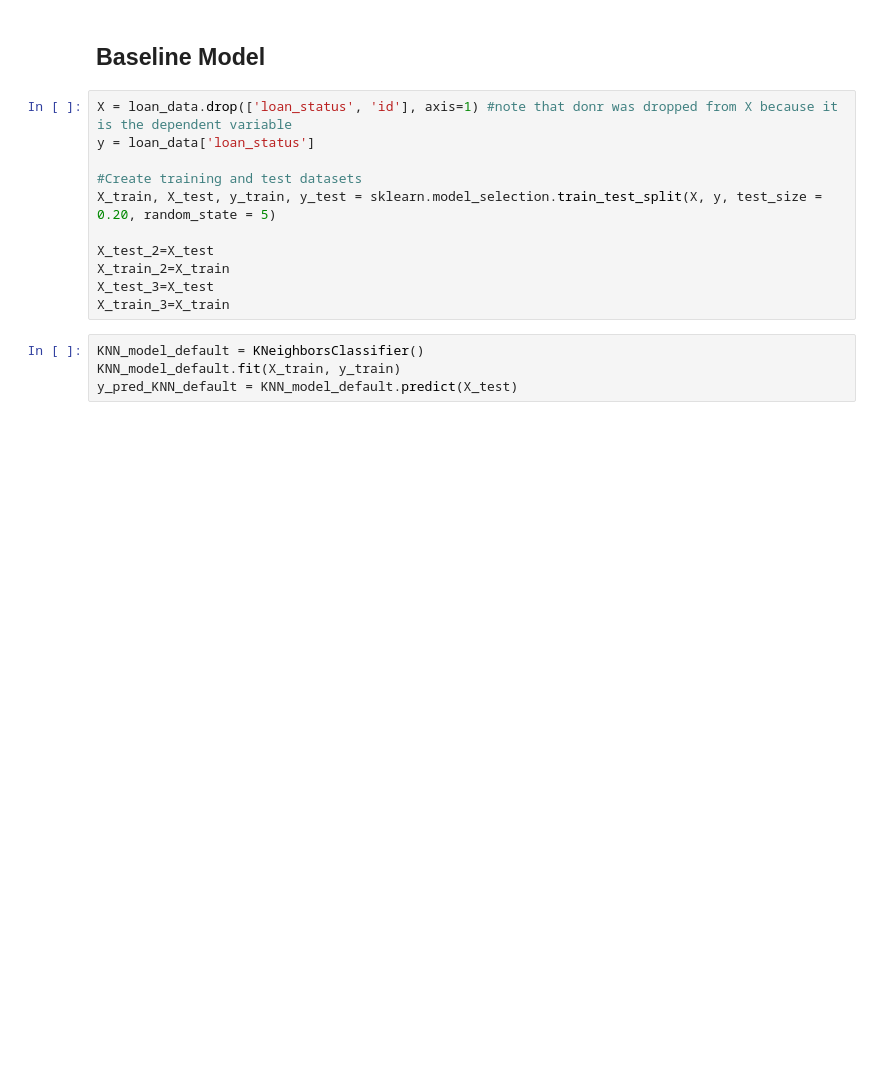
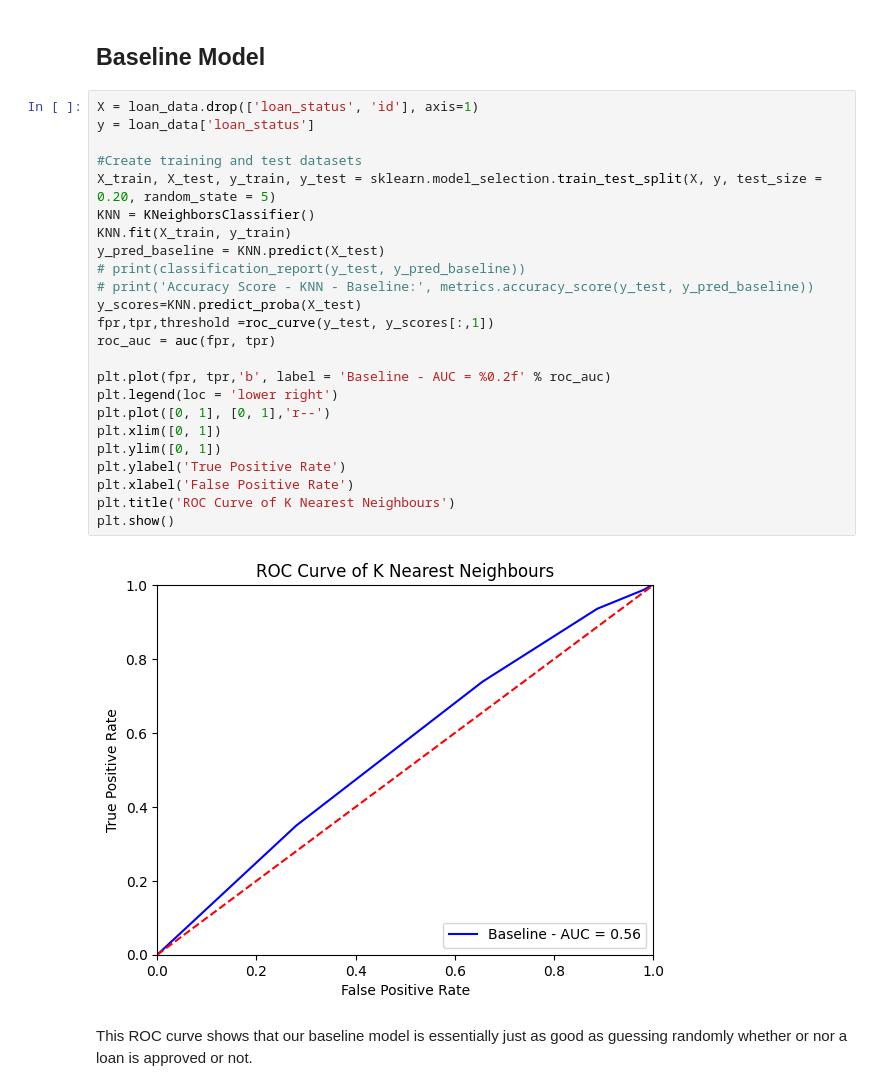
Before and after one commit to christianndjanda/-DST_Assessment_1_Group_4, a Jupyter notebook: ChristianN/K Nearest Neighbours Model.ipynb, the cells around one changed output. Cells and saved outputs as stored; diff of their text form; blank space fills up the shorter version.

```diff
--- a/ChristianN/K Nearest Neighbours Model.ipynb
+++ b/ChristianN/K Nearest Neighbours Model.ipynb
@@ -47,17 +56,30 @@ display(loan_data)
 # %% [markdown]
 ## Baseline Model
-# %%
-X = loan_data.drop(['loan_status', 'id'], axis=1) #note that donr was dropped from X because it is the dependent variable
-y = loan_data['loan_status']
-
-#Create training and test datasets
-X_train, X_test, y_train, y_test = sklearn.model_selection.train_test_split(X, y, test_size = 0.20, random_state = 5)
-
-X_test_2=X_test
-X_train_2=X_train
-X_test_3=X_test
-X_train_3=X_train
-# %%
-KNN_model_default = KNeighborsClassifier()
-KNN_model_default.fit(X_train, y_train)
-y_pred_KNN_default = KNN_model_default.predict(X_test)
+# %%
+X = loan_data.drop(['loan_status', 'id'], axis=1)
+y = loan_data['loan_status']
+
+#Create training and test datasets
+X_train, X_test, y_train, y_test = sklearn.model_selection.train_test_split(X, y, test_size = 0.20, random_state = 5)
+KNN = KNeighborsClassifier()
+KNN.fit(X_train, y_train)
+y_pred_baseline = KNN.predict(X_test)
+# print(classification_report(y_test, y_pred_baseline))
+# print('Accuracy Score - KNN - Baseline:', metrics.accuracy_score(y_test, y_pred_baseline))
+y_scores=KNN.predict_proba(X_test)
+fpr,tpr,threshold =roc_curve(y_test, y_scores[:,1])
+roc_auc = auc(fpr, tpr)
+
+plt.plot(fpr, tpr,'b', label = 'Baseline - AUC = %0.2f' % roc_auc)
+plt.legend(loc = 'lower right')
+plt.plot([0, 1], [0, 1],'r--')
+plt.xlim([0, 1])
+plt.ylim([0, 1])
+plt.ylabel('True Positive Rate')
+plt.xlabel('False Positive Rate')
+plt.title('ROC Curve of K Nearest Neighbours')
+plt.show()
+# %% [output]
+[figure, added]
+# %% [markdown]
+This ROC curve shows that our baseline model is essentially just as good as guessing randomly whether or nor a loan is approved or not.
```
Also changed, not shown: parts of 25 cells of this notebook.
